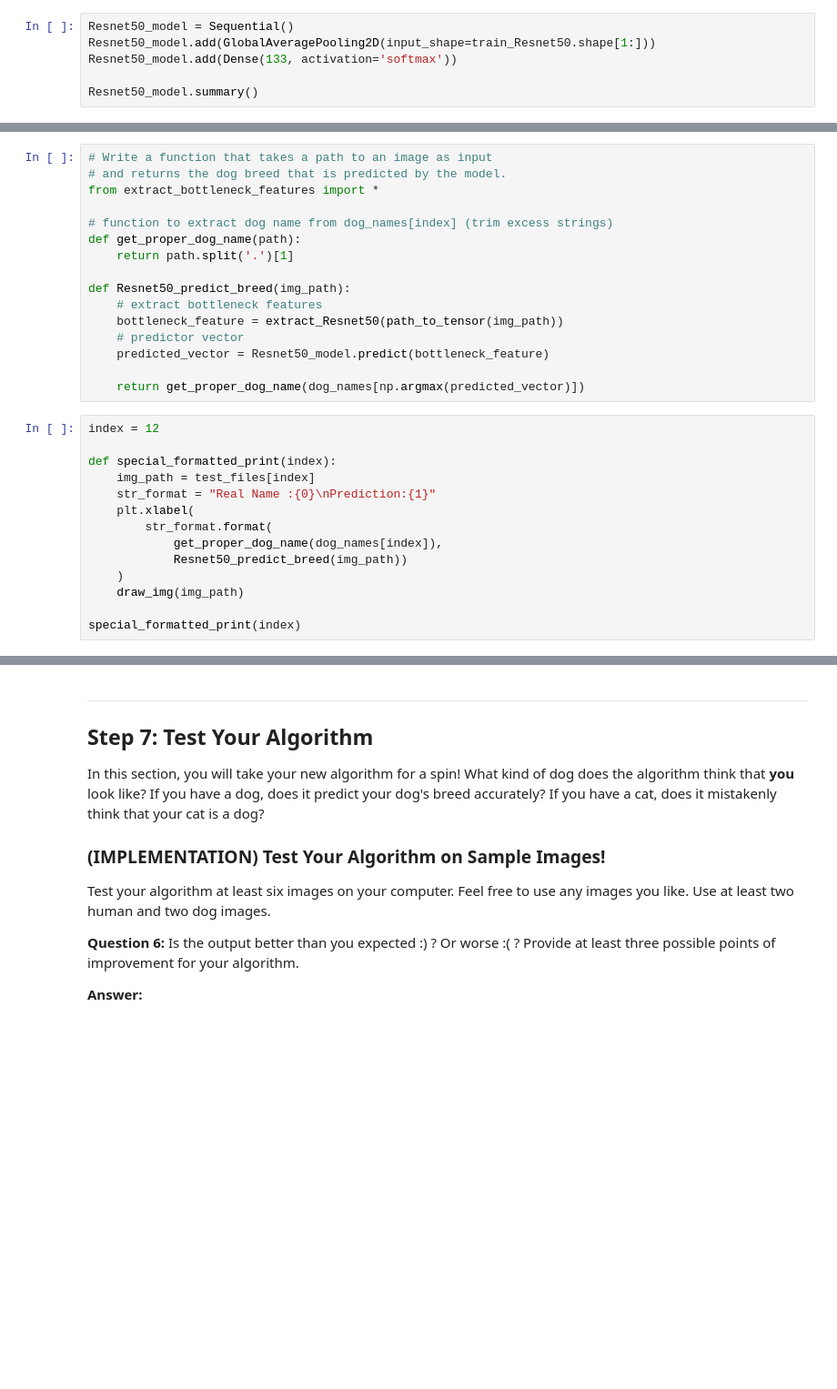
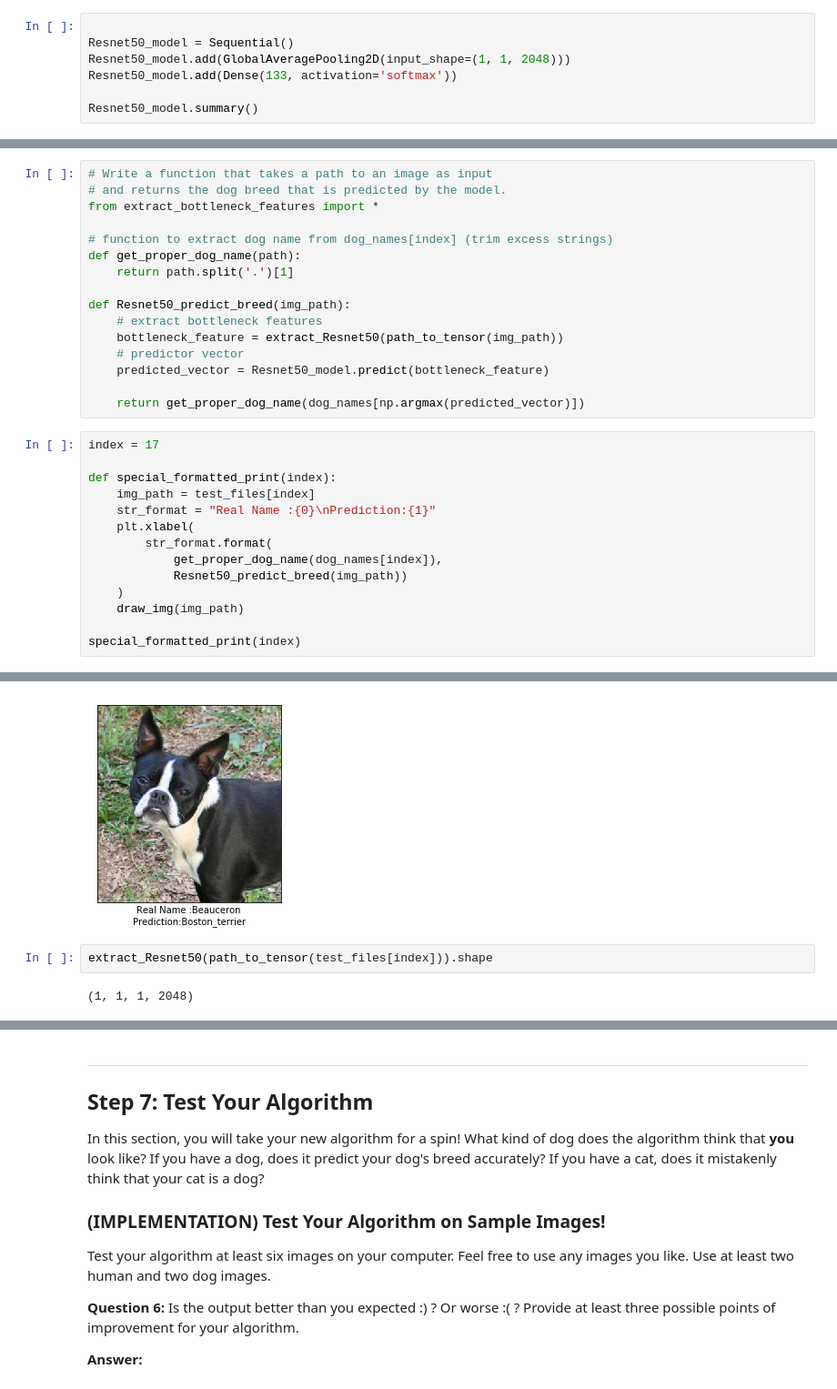
Before and after one commit to hungnguyendinh1999/Dog-breed-detection, a Jupyter notebook: notebook/dog_app.ipynb, the cells around one changed output, grey strips where cells are left out. Shown: that part at 91% size. Drawn from its saved outputs; the diff is of its cells as text; blank space fills up the shorter version.

```diff
--- a/notebook/dog_app.ipynb
+++ b/notebook/dog_app.ipynb
@@ -601,8 +635,9 @@ __Question 5:__ Outline the steps you took to get to your final CNN architecture
 
 __Answer:__
 # %%
+
 Resnet50_model = Sequential()
-Resnet50_model.add(GlobalAveragePooling2D(input_shape=train_Resnet50.shape[1:]))
+Resnet50_model.add(GlobalAveragePooling2D(input_shape=(1, 1, 2048)))
 Resnet50_model.add(Dense(133, activation='softmax'))
 
 Resnet50_model.summary()
@@ -671,7 +753,7 @@ def Resnet50_predict_breed(img_path):
 
     return get_proper_dog_name(dog_names[np.argmax(predicted_vector)])
 # %%
-index = 12
+index = 17
 
 def special_formatted_print(index):
     img_path = test_files[index]
@@ -684,3 +766,4 @@ def special_formatted_print(index):
     draw_img(img_path)
 
 special_formatted_print(index)
+# %% [output]
@@ -687,3 +772,8 @@ special_formatted_print(index)
+[figure, added]
+# %%
+extract_Resnet50(path_to_tensor(test_files[index])).shape
+# %% [output]
+(1, 1, 1, 2048)
 # %% [markdown]
 ---
 <a id='step6'></a>
```
Also changed, not shown: parts of 29 cells of this notebook, 2 other files.
